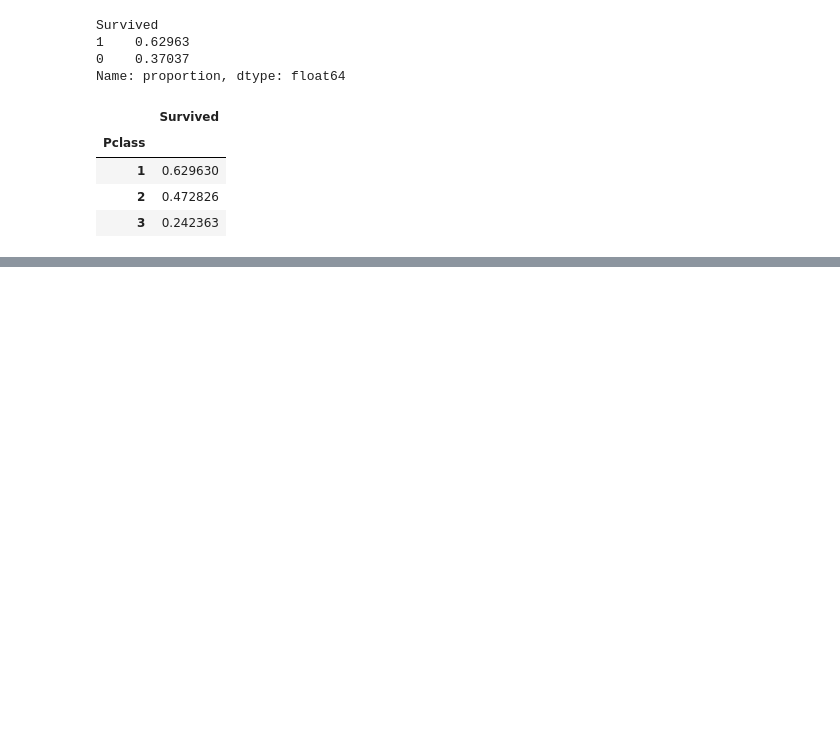
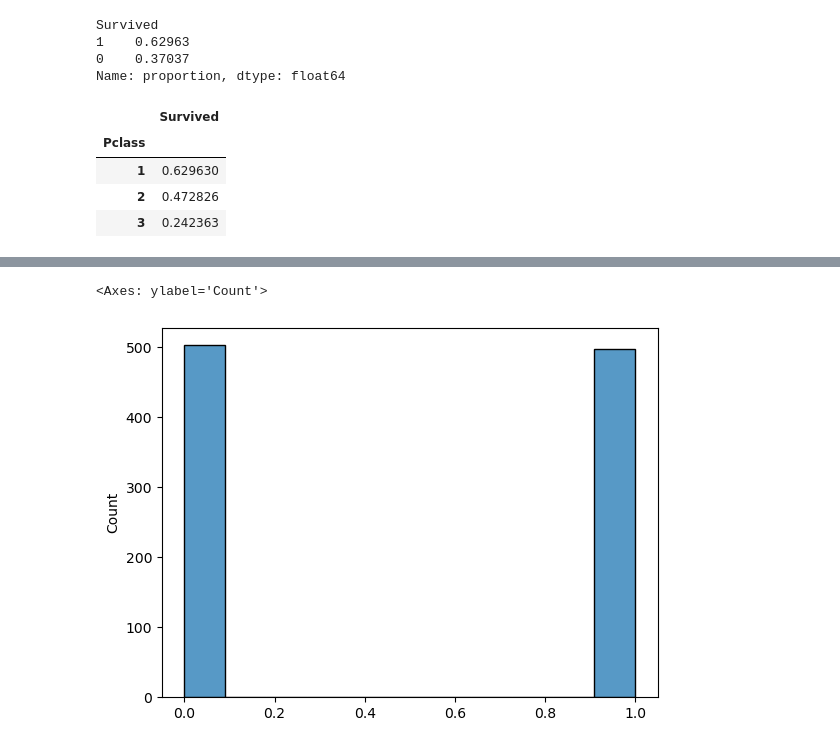
Before and after one commit to 1998-sys/Estudo, a Jupyter notebook: estatistica_descritivaI.ipynb, the cells around one changed output, grey strips where cells are left out. Drawn from its saved outputs; the diff is of its cells as text; code cells hidden in the pictures; blank space fills up the shorter version.

```diff
--- a/estatistica_descritivaI.ipynb
+++ b/estatistica_descritivaI.ipynb
@@ -330,0 +420,5 @@ df_titanic.groupby('Pclass')[['Survived']].mean()
+# %%
+sns.histplot(resultado_bern)
+# %% [output]
+<Axes: ylabel='Count'>
+[figure, added]
```
Also changed, not shown: parts of 16 cells of this notebook.
